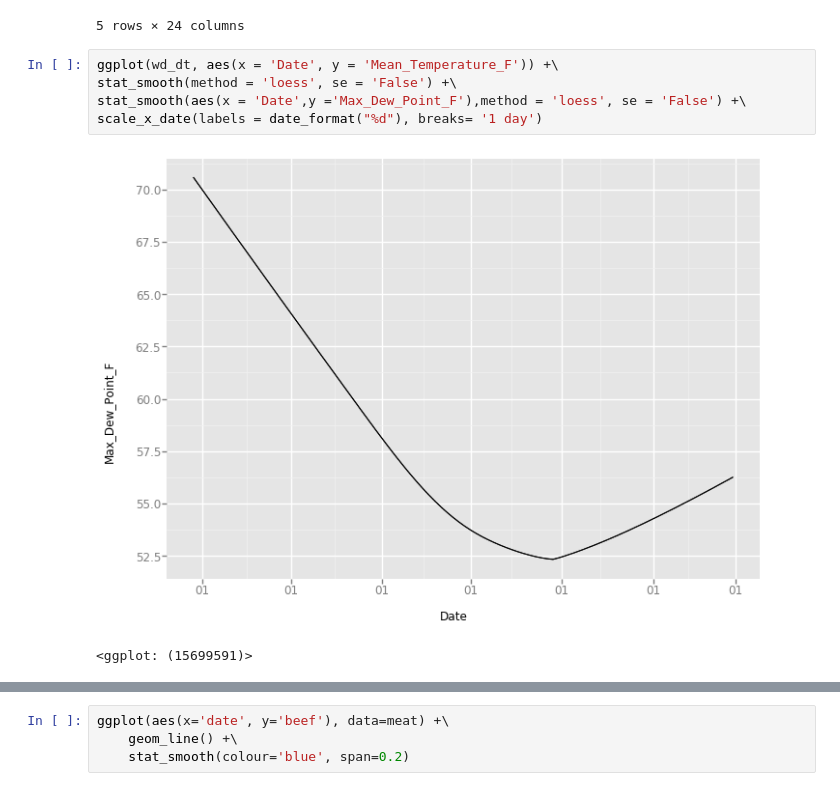
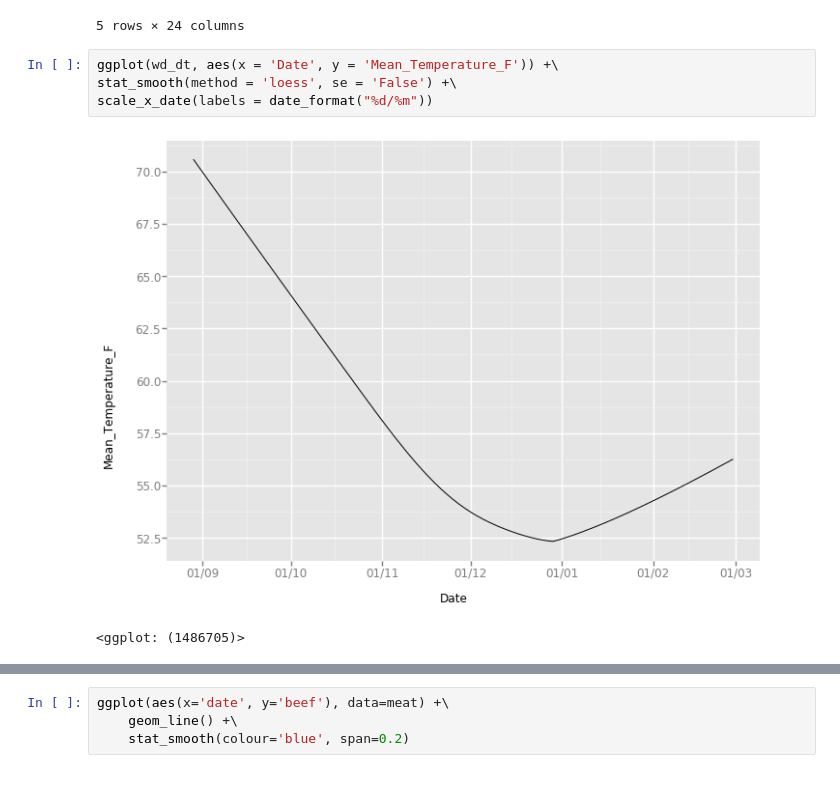
Before and after one commit to manjeet87/USBikeShareAnalysis, a Jupyter notebook: Bikeshare_Analysis.ipynb, the cells around one changed output, grey strips where cells are left out. Cells and saved outputs as stored; diff of their text form.

```diff
--- a/Bikeshare_Analysis.ipynb
+++ b/Bikeshare_Analysis.ipynb
@@ -69,11 +69,10 @@ wd_dt.tail()
 # %%
 ggplot(wd_dt, aes(x = 'Date', y = 'Mean_Temperature_F')) +\
 stat_smooth(method = 'loess', se = 'False') +\
-stat_smooth(aes(x = 'Date',y ='Max_Dew_Point_F'),method = 'loess', se = 'False') +\
-scale_x_date(labels = date_format("%d"), breaks= '1 day')
+scale_x_date(labels = date_format("%d/%m"))
 # %% [output]
-[figure, old version]
+[figure, new version]
-<ggplot: (15699591)>
+<ggplot: (1486705)>
 # %%
 print (ggplot(wd_dt, aes(x = 'Date', y = 'Mean_Temperature_F')) +\
 geom_point() +\
```
Also changed, not shown: parts of 3 cells of this notebook.
